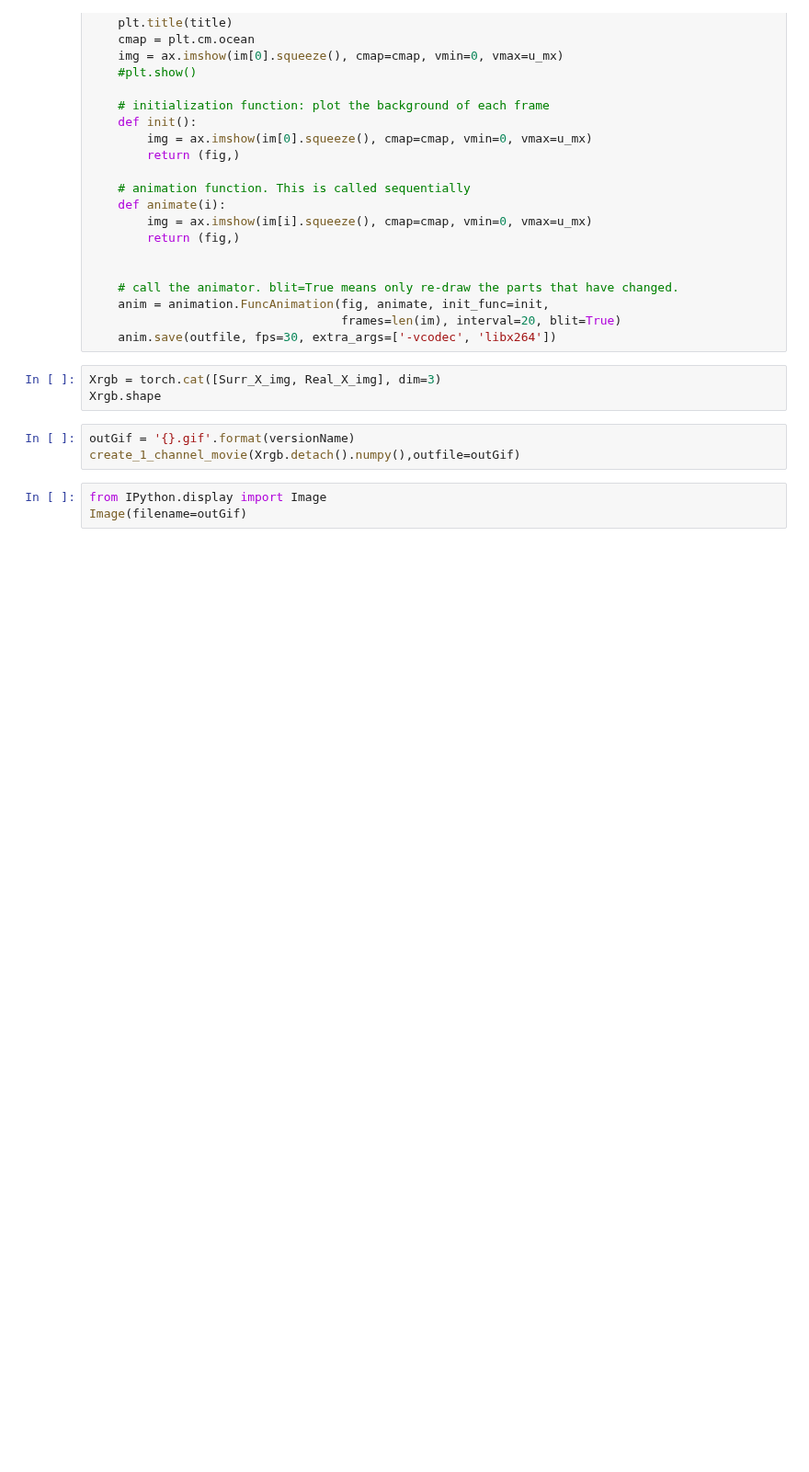
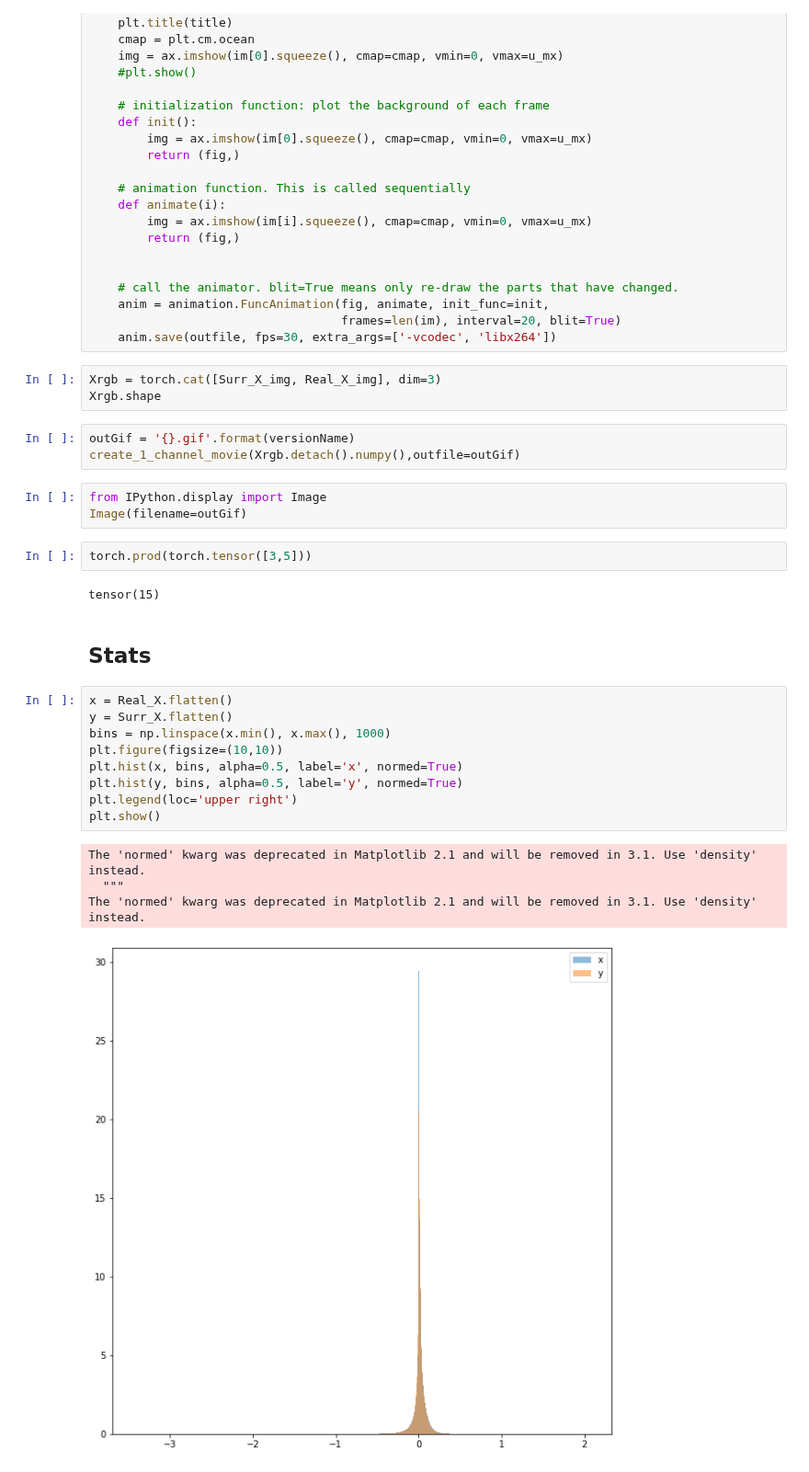
Before and after one commit to dwidemann/surrogates4sims, a Jupyter notebook: 05_pnnl_experiment_plateau_train_gridSize_channel.ipynb, the cells around one changed output. Shown at 92% size. Saved outputs shown, nothing was run; the diff lists cells and outputs as text; blank space fills up the shorter version.

Commit message:
corrected train.py and included stats in 05_pnnl_experiment_plateau_train_gridSize_channel

```diff
--- a/05_pnnl_experiment_plateau_train_gridSize_channel.ipynb
+++ b/05_pnnl_experiment_plateau_train_gridSize_channel.ipynb
@@ -613,3 +610,23 @@ create_1_channel_movie(Xrgb.detach().numpy(),outfile=outGif)
 # %%
 from IPython.display import Image
 Image(filename=outGif)
+# %%
+torch.prod(torch.tensor([3,5]))
+# %% [output]
+tensor(15)
+# %% [markdown]
+## Stats
+# %%
+x = Real_X.flatten()
+y = Surr_X.flatten()
+bins = np.linspace(x.min(), x.max(), 1000)
+plt.figure(figsize=(10,10))
+plt.hist(x, bins, alpha=0.5, label='x', normed=True)
+plt.hist(y, bins, alpha=0.5, label='y', normed=True)
+plt.legend(loc='upper right')
+plt.show()
+# %% [output]
+The 'normed' kwarg was deprecated in Matplotlib 2.1 and will be removed in 3.1. Use 'density' instead.
+  """
+The 'normed' kwarg was deprecated in Matplotlib 2.1 and will be removed in 3.1. Use 'density' instead.
+[figure, added]
```
Also changed, not shown: parts of 11 cells of this notebook, 3 other files.
